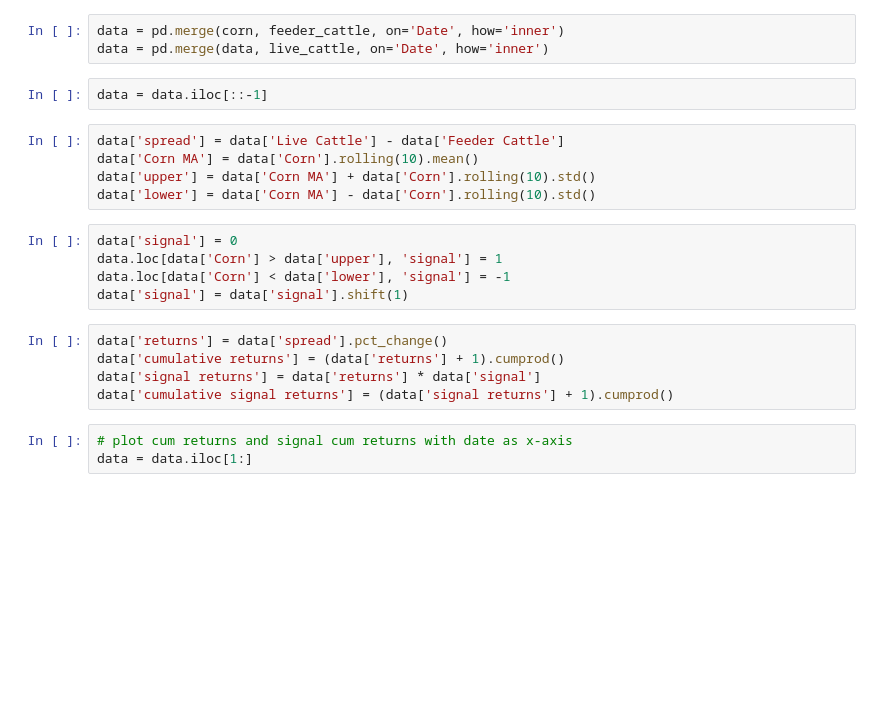
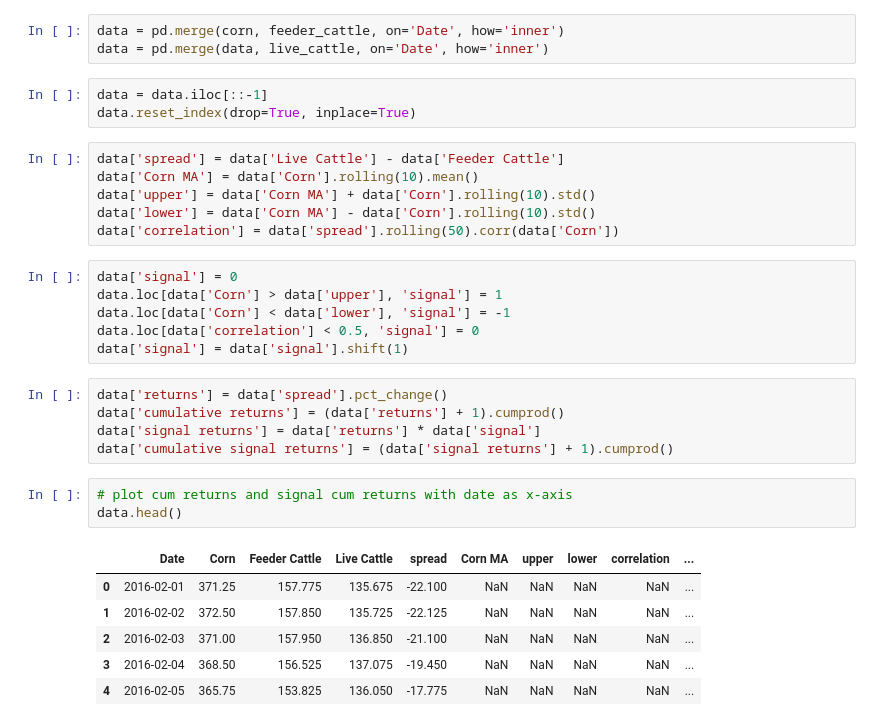
Before and after one commit to danjsabra/Meteorology, a Jupyter notebook: cattle_trading.ipynb, the cells around one changed output. Drawn from its saved outputs; the diff is of its cells as text; blank space fills up the shorter version.

```diff
--- a/cattle_trading.ipynb
+++ b/cattle_trading.ipynb
@@ -21,15 +21,18 @@ data = pd.merge(corn, feeder_cattle, on='Date', how='inner')
 data = pd.merge(data, live_cattle, on='Date', how='inner')
 # %%
 data = data.iloc[::-1]
+data.reset_index(drop=True, inplace=True)
 # %%
 data['spread'] = data['Live Cattle'] - data['Feeder Cattle']
 data['Corn MA'] = data['Corn'].rolling(10).mean()
 data['upper'] = data['Corn MA'] + data['Corn'].rolling(10).std()
 data['lower'] = data['Corn MA'] - data['Corn'].rolling(10).std()
+data['correlation'] = data['spread'].rolling(50).corr(data['Corn'])
 # %%
 data['signal'] = 0
 data.loc[data['Corn'] > data['upper'], 'signal'] = 1
 data.loc[data['Corn'] < data['lower'], 'signal'] = -1
+data.loc[data['correlation'] < 0.5, 'signal'] = 0
 data['signal'] = data['signal'].shift(1)
 # %%
 data['returns'] = data['spread'].pct_change()
@@ -38,4 +41,11 @@ data['signal returns'] = data['returns'] * data['signal']
 data['cumulative signal returns'] = (data['signal returns'] + 1).cumprod()
 # %%
 # plot cum returns and signal cum returns with date as x-axis
-data = data.iloc[1:]
+data.head()
+# %% [output]
+|  | Date | Corn | Feeder Cattle | Live Cattle | spread | Corn MA | upper | lower | correlation | ... |
+| 0 | 2016-02-01 | 371.25 | 157.775 | 135.675 | -22.100 | NaN | NaN | NaN | NaN | ... |
+| 1 | 2016-02-02 | 372.50 | 157.850 | 135.725 | -22.125 | NaN | NaN | NaN | NaN | ... |
+| 2 | 2016-02-03 | 371.00 | 157.950 | 136.850 | -21.100 | NaN | NaN | NaN | NaN | ... |
+| 3 | 2016-02-04 | 368.50 | 156.525 | 137.075 | -19.450 | NaN | NaN | NaN | NaN | ... |
+| 4 | 2016-02-05 | 365.75 | 153.825 | 136.050 | -17.775 | NaN | NaN | NaN | NaN | ... |
```
Also changed, not shown: parts of 4 cells of this notebook.
